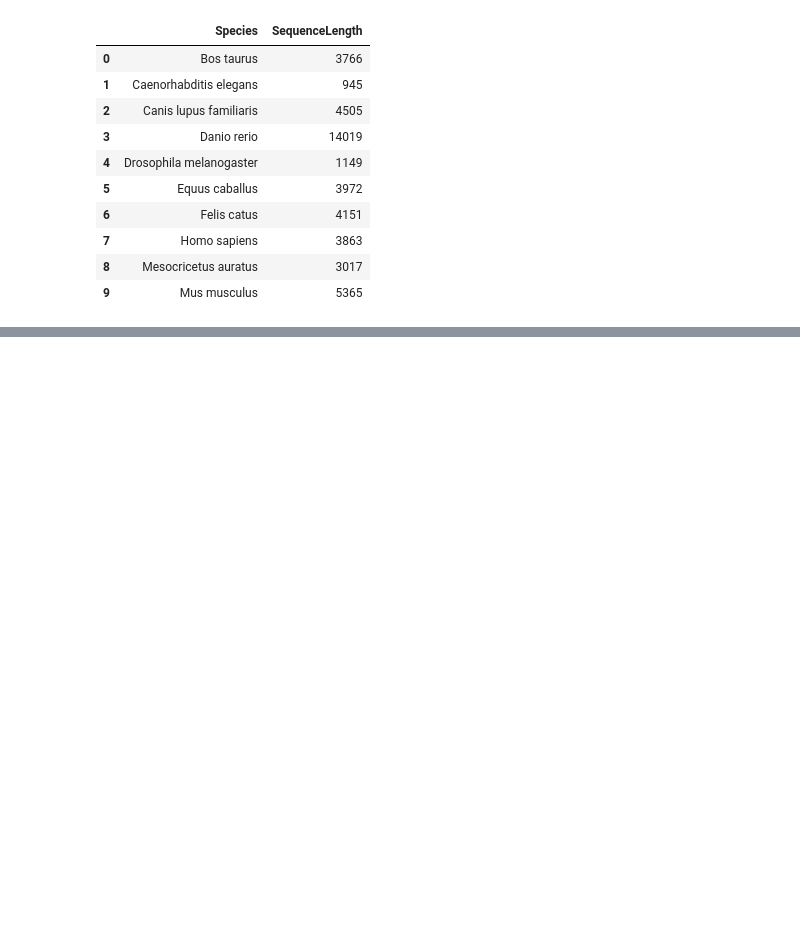
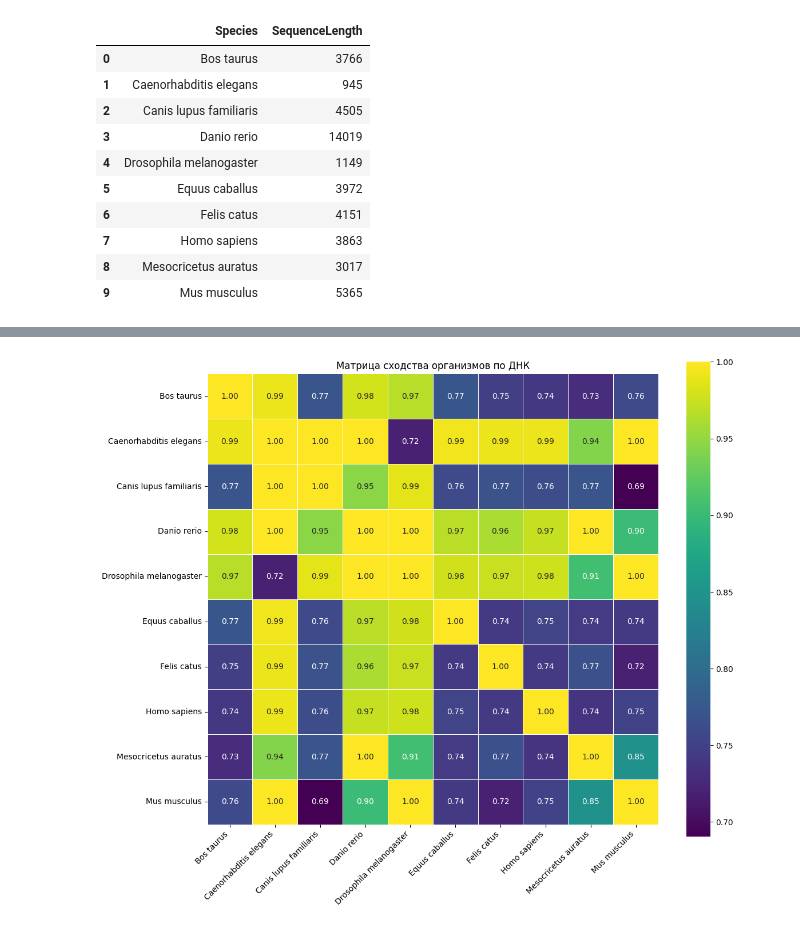
Before and after one commit to SemDan/dna-relationship-project-CU, a Jupyter notebook: notebooks/stage1.ipynb, the cells around one changed output, grey strips where cells are left out. Cells and saved outputs as stored; diff of their text form; code cells hidden in the pictures; blank space fills up the shorter version.

Commit message:
add similarity and ranking

```diff
--- a/notebooks/stage1.ipynb
+++ b/notebooks/stage1.ipynb
@@ -27,0 +60,4 @@ info_df
+# %%
+sequences = load_sequences_from_folder("../Data/Base")
+info_df = pd.DataFrame(build_sequences_info(sequences))
+info_df
@@ -27,0 +76,5 @@ info_df
+# %%
+from src.ranking import build_similarity_matrix, build_rank_matrix
+
+similarity_df = build_similarity_matrix(sequences, use_progress=True)
+similarity_df.round(3)
@@ -27,0 +96,18 @@ info_df
+# %%
+plt.figure(figsize=(12, 10))
+sns.heatmap(
+    similarity_df,
+    annot=True,
+    fmt=".2f",
+    cmap="viridis",
+    square=True,
+    linewidths=0.5,
+)
+
+plt.title("Матрица сходства организмов по ДНК")
+plt.xticks(rotation=45, ha="right")
+plt.yticks(rotation=0)
+plt.tight_layout()
+plt.show()
+# %% [output]
+[figure, added]
```
Also changed, not shown: parts of 8 cells of this notebook, 4 other files.
